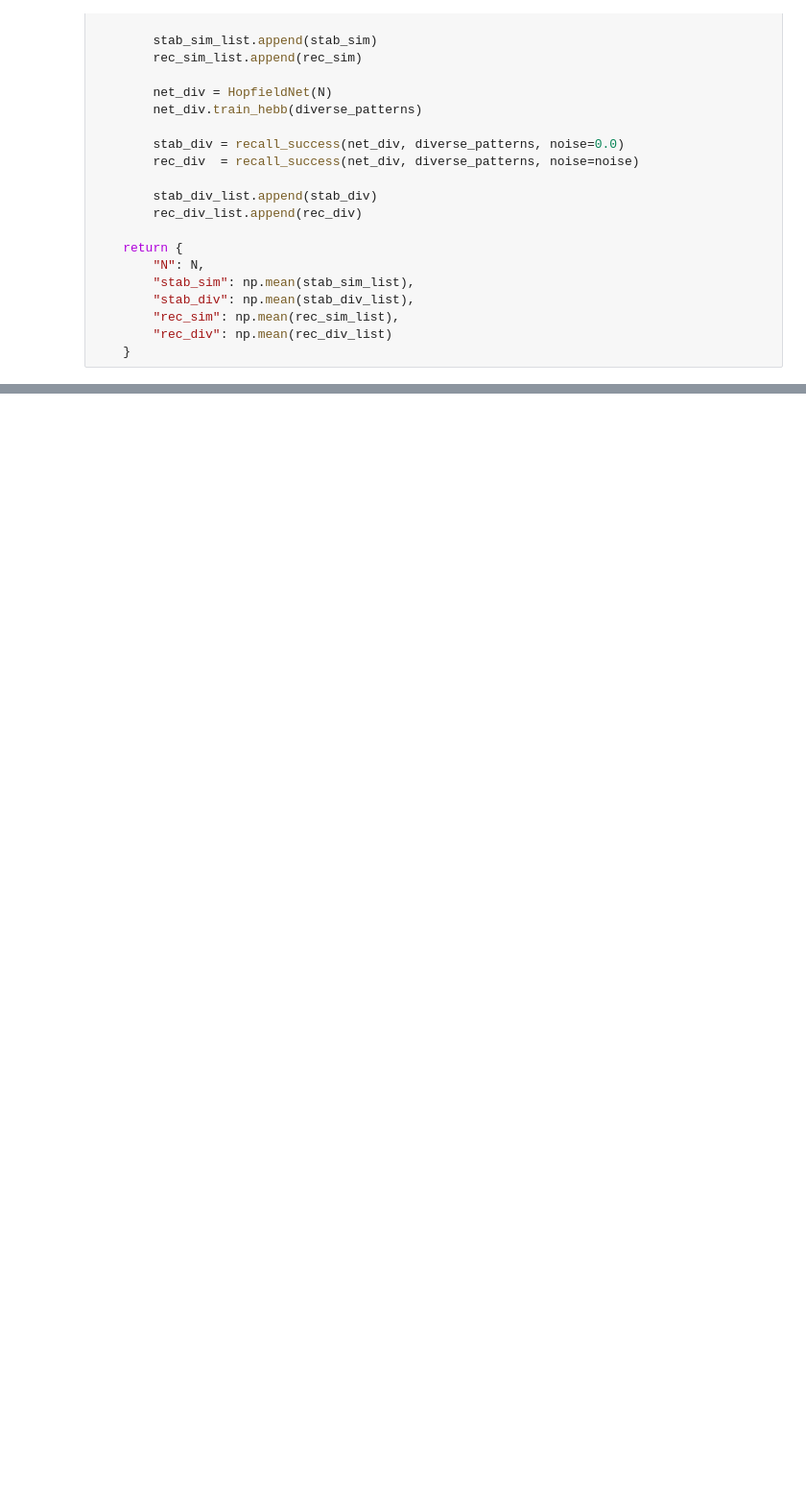
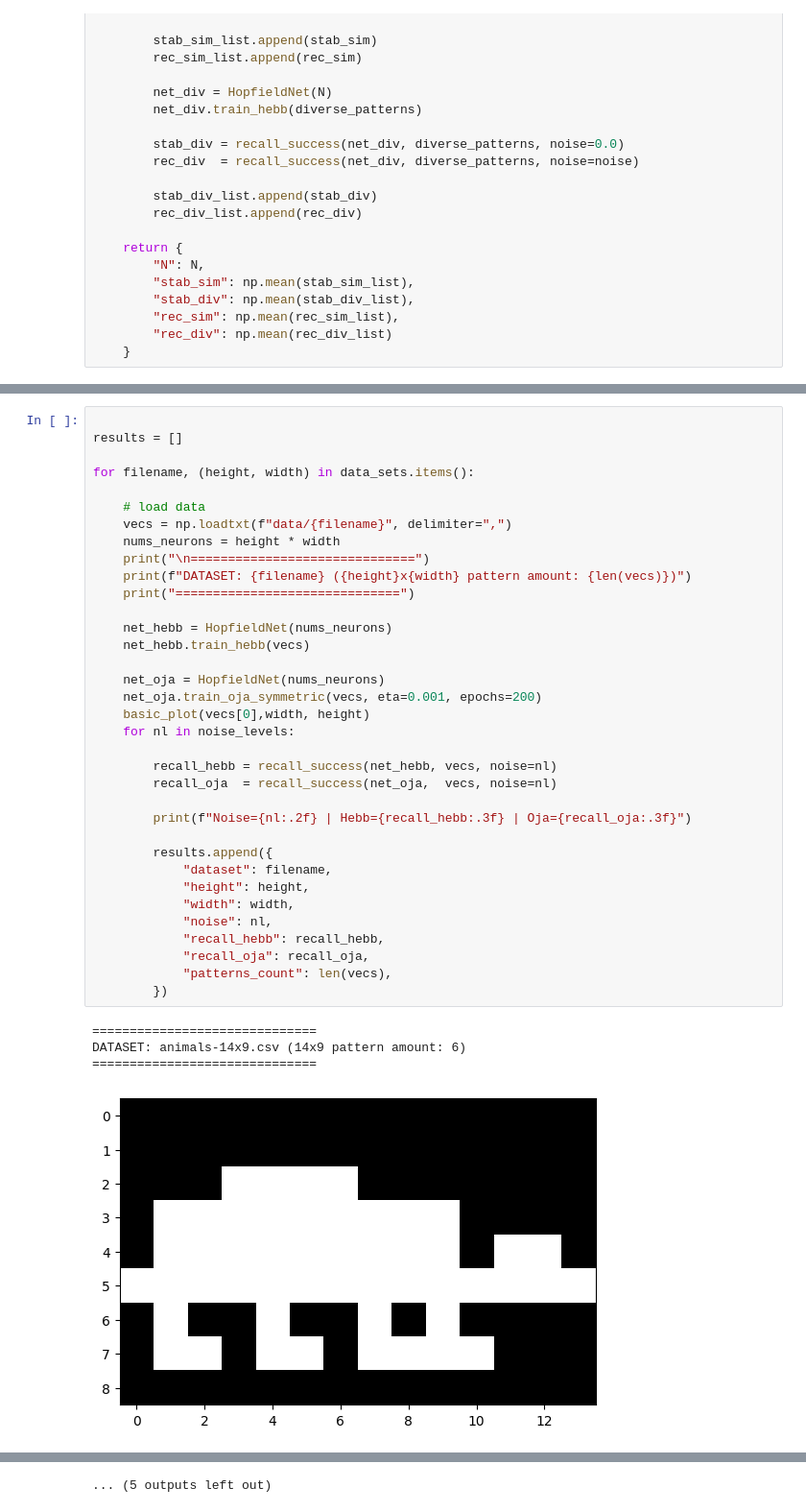
Before and after one commit to kicper231/hopfield-net, a Jupyter notebook: main.ipynb, the cells around one changed output, grey strips where cells are left out. Shown: that part at 96% size. Cells and saved outputs as stored; diff of their text form; blank space fills up the shorter version.

```diff
--- a/main.ipynb
+++ b/main.ipynb
@@ -553,0 +583,40 @@ Running experiment for N=100 neurons...
+# %%
+
+results = []
+
+for filename, (height, width) in data_sets.items():
+
+    # load data
+    vecs = np.loadtxt(f"data/{filename}", delimiter=",")
+    nums_neurons = height * width
+    print("\n==============================")
+    print(f"DATASET: {filename} ({height}x{width} pattern amount: {len(vecs)})")
+    print("==============================")
+
+    net_hebb = HopfieldNet(nums_neurons)
+    net_hebb.train_hebb(vecs)
+
+    net_oja = HopfieldNet(nums_neurons)
+    net_oja.train_oja_symmetric(vecs, eta=0.001, epochs=200)
+    basic_plot(vecs[0],width, height)
+    for nl in noise_levels:
+
+        recall_hebb = recall_success(net_hebb, vecs, noise=nl)
+        recall_oja  = recall_success(net_oja,  vecs, noise=nl)
+
+        print(f"Noise={nl:.2f} | Hebb={recall_hebb:.3f} | Oja={recall_oja:.3f}")
+
+        results.append({
+            "dataset": filename,
+            "height": height,
+            "width": width,
+            "noise": nl,
+            "recall_hebb": recall_hebb,
+            "recall_oja": recall_oja,
+            "patterns_count": len(vecs),
+        })
+# %% [output]
+==============================
+DATASET: animals-14x9.csv (14x9 pattern amount: 6)
+==============================
+[figure, added]
@@ -553,0 +668 @@ Running experiment for N=100 neurons...
+... (5 outputs left out)
```
Also changed, not shown: parts of 6 cells of this notebook.
